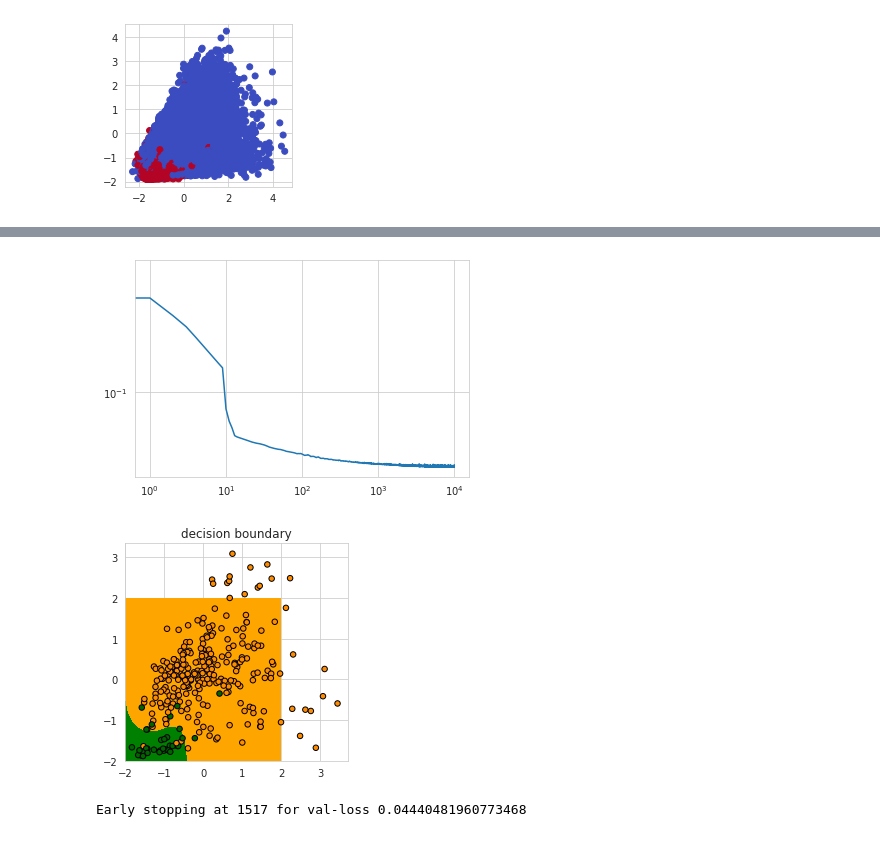
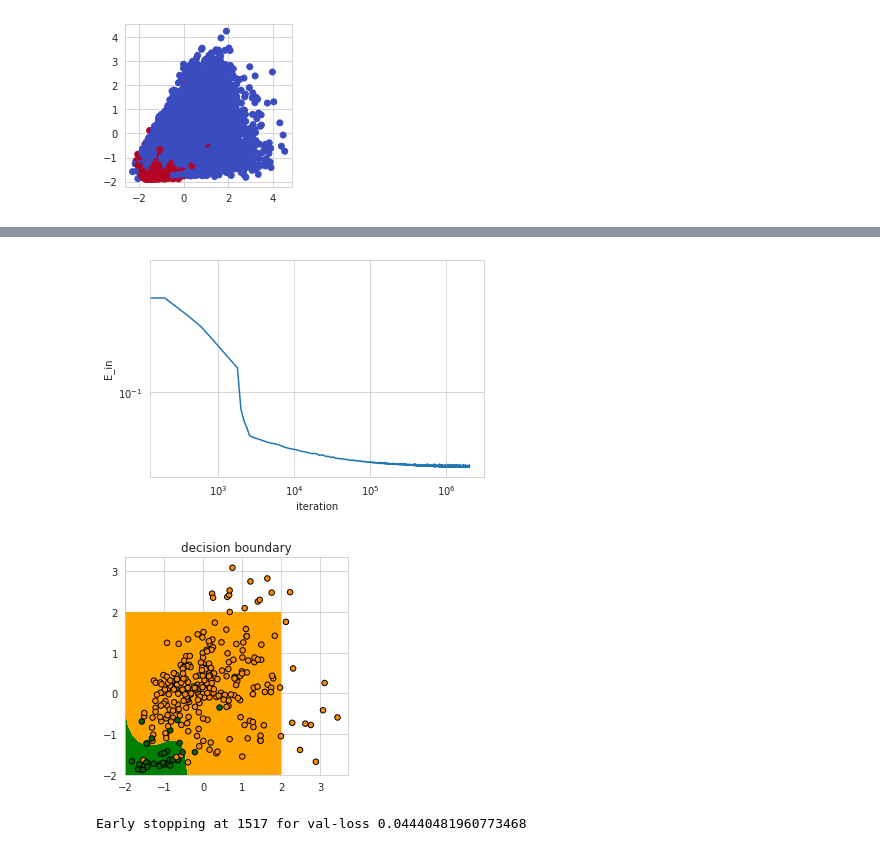
Before and after one commit to asrafulashiq/RPI_LFD_course, a Jupyter notebook: assignment12/p2_torch.ipynb, the cells around one changed output, grey strips where cells are left out. Saved outputs shown, nothing was run; the diff lists cells and outputs as text; code cells hidden in the pictures.

```diff
--- a/assignment12/p2_torch.ipynb
+++ b/assignment12/p2_torch.ipynb
@@ -297,9 +296,10 @@ trainer = Trainer(model, lr=lr, alpha=1.05, beta=0.6, weight_decay=None)
 log_interval = int(len(dataloader))
 metrics = Metrics(log_interval=log_interval)
 
-max_iter = int(2e6)
+max_iter = int(2e4)
 iteration = 0
-obar = tqdm(range(max_iter), desc='Training')
+iter_list = np.array(range(max_iter))
+obar = tqdm(iter_list, desc='Training')
 
 while iteration < max_iter:
     # for ep in range(int(max_iter)):
@@ -320,9 +320,11 @@ while iteration < max_iter:
 obar.close()
 
 fig, ax = plt.subplots(1, 1)
-ax.plot(metrics.losses)
+ax.plot(np.arange(len(metrics.losses)) * 2e6 / len(metrics.losses), metrics.losses)
 ax.set_yscale('log')
 ax.set_xscale('log')
+ax.set_xlabel('iteration')
+ax.set_ylabel('E_in')
 
 plt.figure(figsize=(4, 4))
 plot_decision_boundary(trainer, features_train, labels_train)
@@ -341,35 +344,40 @@ log_interval = int(len(dataloader))
 metrics = Metrics(log_interval=log_interval)
 
 max_iter = int(1e4)
 iteration = 0
 obar = tqdm(range(max_iter), desc='Training')
 
 while iteration < max_iter:
     # for ep in range(int(max_iter)):
     for i, (x, y) in enumerate(dataloader):
         loss, preds = trainer.train_batch_var_lr(x, y)
         score, prec, rec = trainer.calc_metrics(y, preds)
         metrics.update(loss, score, prec, rec)
     if iteration % log_interval == 0:
         r_loss, r_acc, r_prec, r_rec = metrics.get_latest_metrics()
         obar.set_postfix({
             'loss': r_loss,
             'acc': r_acc,
             'lr': trainer.current_lr
         })
         obar.update(log_interval)
     iteration += len(dataloader)
 obar.close()
 
 fig, ax = plt.subplots(1, 1)
-ax.plot(metrics.losses)
+ax.plot(
+    np.arange(len(metrics.losses)) * 2e6 / len(metrics.losses), metrics.losses)
+
+# ax.plot(metrics.losses)
 ax.set_yscale('log')
 ax.set_xscale('log')
+ax.set_xlabel('iteration')
+ax.set_ylabel('E_in')
 
 plt.figure(figsize=(4, 4))
 plot_decision_boundary(trainer, features_train, labels_train)
 # %% [output]
-[figure, old version]
+[figure, new version]
 [figure]
 # %%
 # ------------------------------ early stopping ------------------------------ #
```
Also changed, not shown: parts of 4 cells of this notebook, 2 other files.
